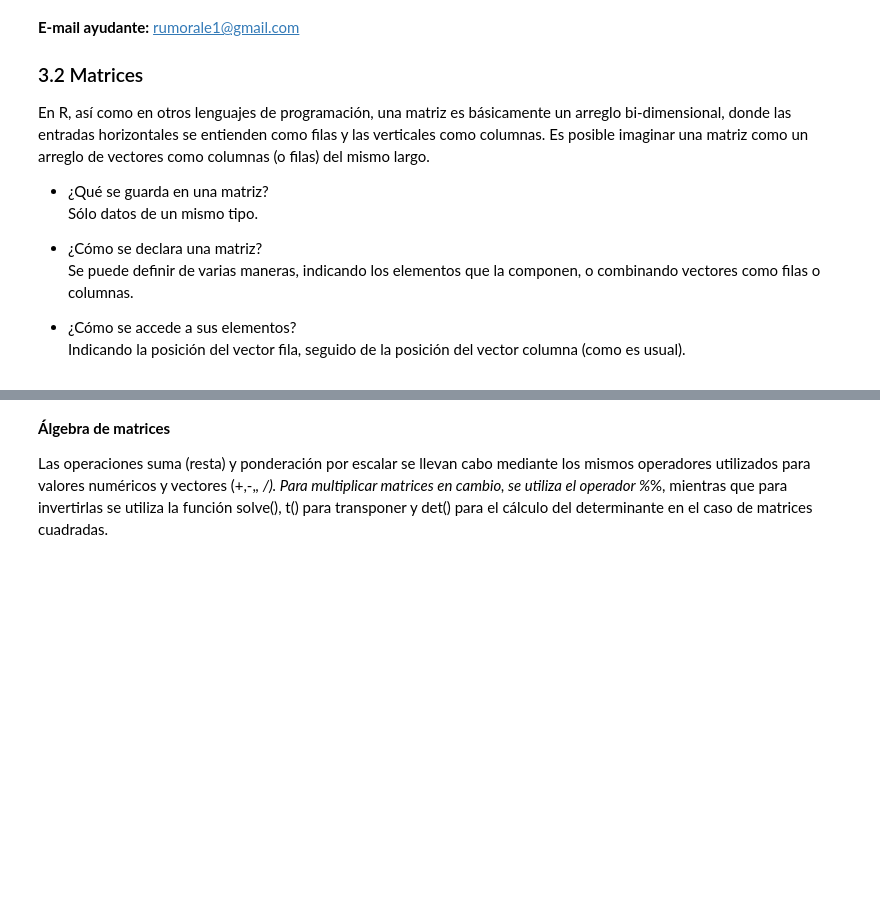
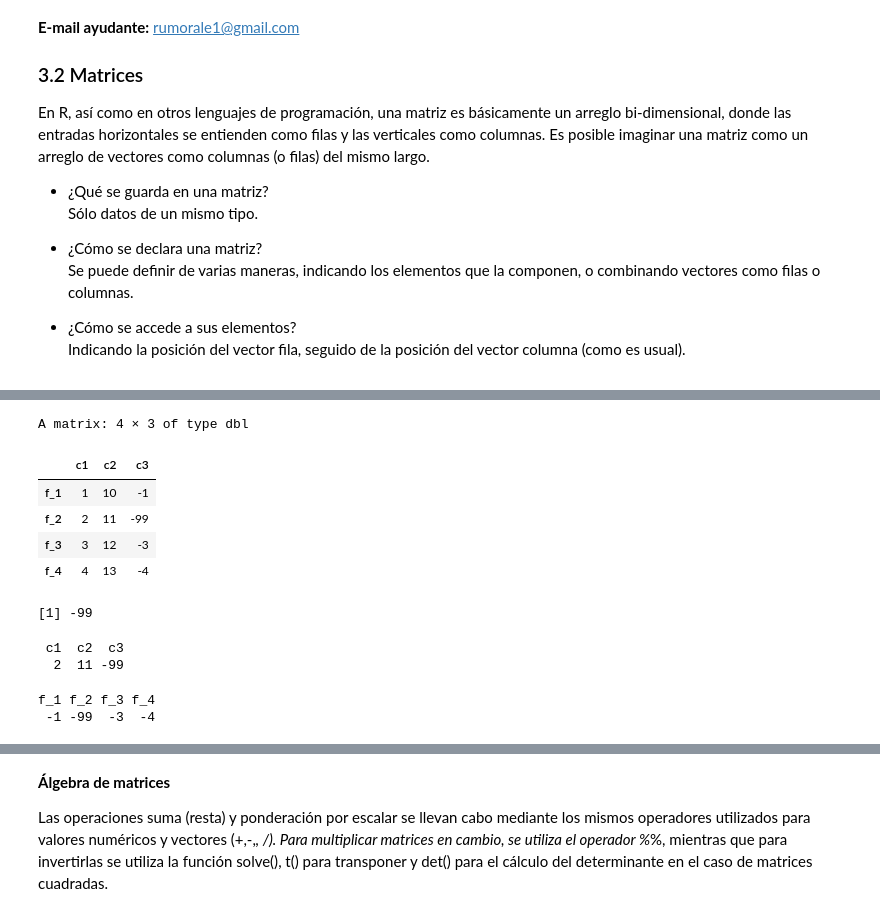
Before and after one commit to majorquev/DBDC_202409_Programacion_en_R_para_ciencia_de_datos, a Jupyter notebook: Clases/C2/Clase_2_01_matrices.ipynb, the cells around one changed output, grey strips where cells are left out. Saved outputs shown, nothing was run; the diff lists cells and outputs as text; code cells hidden in the pictures; blank space fills up the shorter version.

```diff
--- a/Clases/C2/Clase_2_01_matrices.ipynb
+++ b/Clases/C2/Clase_2_01_matrices.ipynb
@@ -39,3 +61,5 @@ B
 # funciones cbind() [une vectores como columnas]
 # y rbind() [une vectores como filas] (pensadas para matrices)
 #?cbind
+M1 <- cbind(c1,c2)
+M1
@@ -44,3 +94,5 @@ B
 # %%
 # si combinamos vectores de distinto largo?
 # R recicla valores (recordar explicación)
+c3 <- c(-1:-4)
+c3
@@ -46,0 +101,4 @@ B
+# %%
+# Añadiremos c3 como nueva columna a M1
+M1 <- cbind(M1,c3)
+M1
@@ -64,4 +156,6 @@ B
 # %%
 #Recordemos que podemos actualizar elementos de un vector como:
 
-# quiero cambiar el -2 por un -99 (el 5 de la pos 2,2)
+# quiero cambiar el -2 por un -99 (el -2 de la pos 2,3)
+M1[2,3] <- -99
+M1
@@ -70,7 +181,26 @@ B
+# %%
+M1
+# %% [output]
+A matrix: 4 × 3 of type dbl
+|  | c1 | c2 | c3 |
+| f_1 | 1 | 10 | -1 |
+| f_2 | 2 | 11 | -99 |
+| f_3 | 3 | 12 | -3 |
+| f_4 | 4 | 13 | -4 |
 # %%
 # Acceso mediante nomnbres
 # Elemento de la segunda fila tercera columna (2,3)
 
-M3["f2","c3"]
+M1["f_2","c3"]
+# %% [output]
+[1] -99
+# %%
+M1["f_2",]
+M1[,"c3"]
+# %% [output]
+ c1  c2  c3
+  2  11 -99
+f_1 f_2 f_3 f_4
+ -1 -99  -3  -4
 # %%
 # Acceso mediante "indicatrices" lógicas
```
Also changed, not shown: parts of 27 cells of this notebook.
